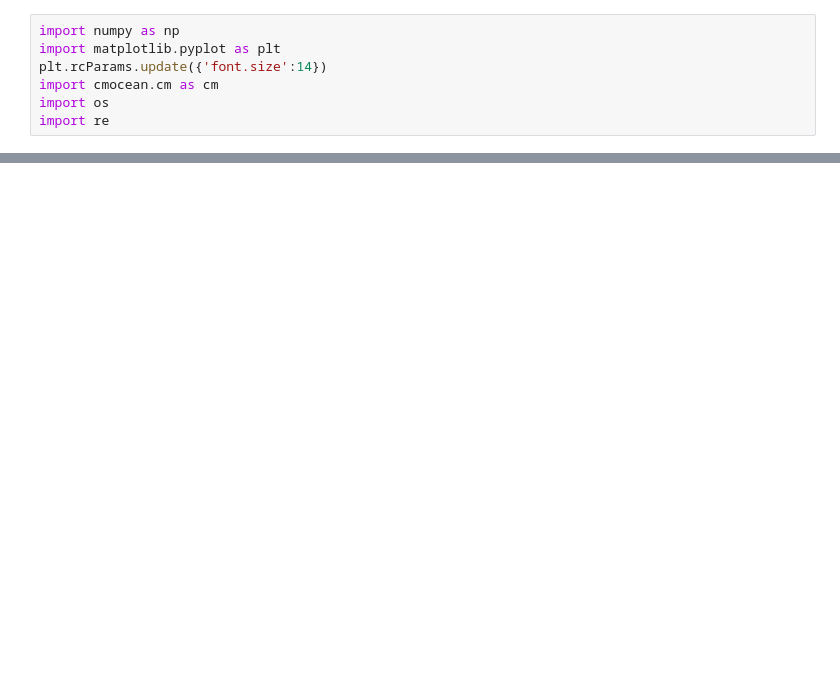
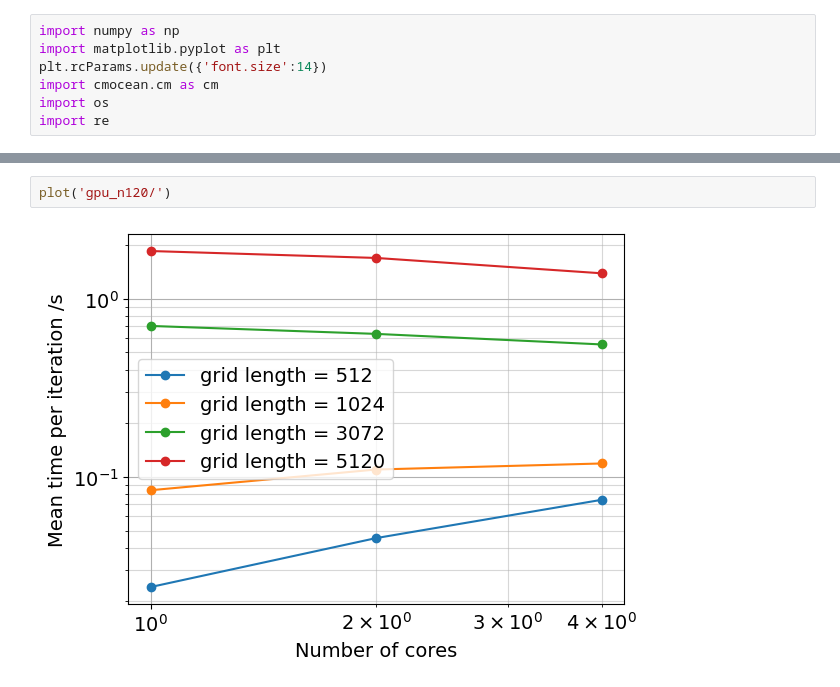
Before and after one commit to jpgaertner/veris_minimum_working_example, a Jupyter notebook: plot.ipynb, the cells around one changed output, grey strips where cells are left out. Saved outputs shown, nothing was run; the diff lists cells and outputs as text; blank space fills up the shorter version.

```diff
--- a/plot.ipynb
+++ b/plot.ipynb
@@ -49,0 +74,4 @@ ax.grid(True)
+# %%
+plot('gpu_n120/')
+# %% [output]
+[figure, added]
```
Also changed, not shown: parts of 11 cells of this notebook.
